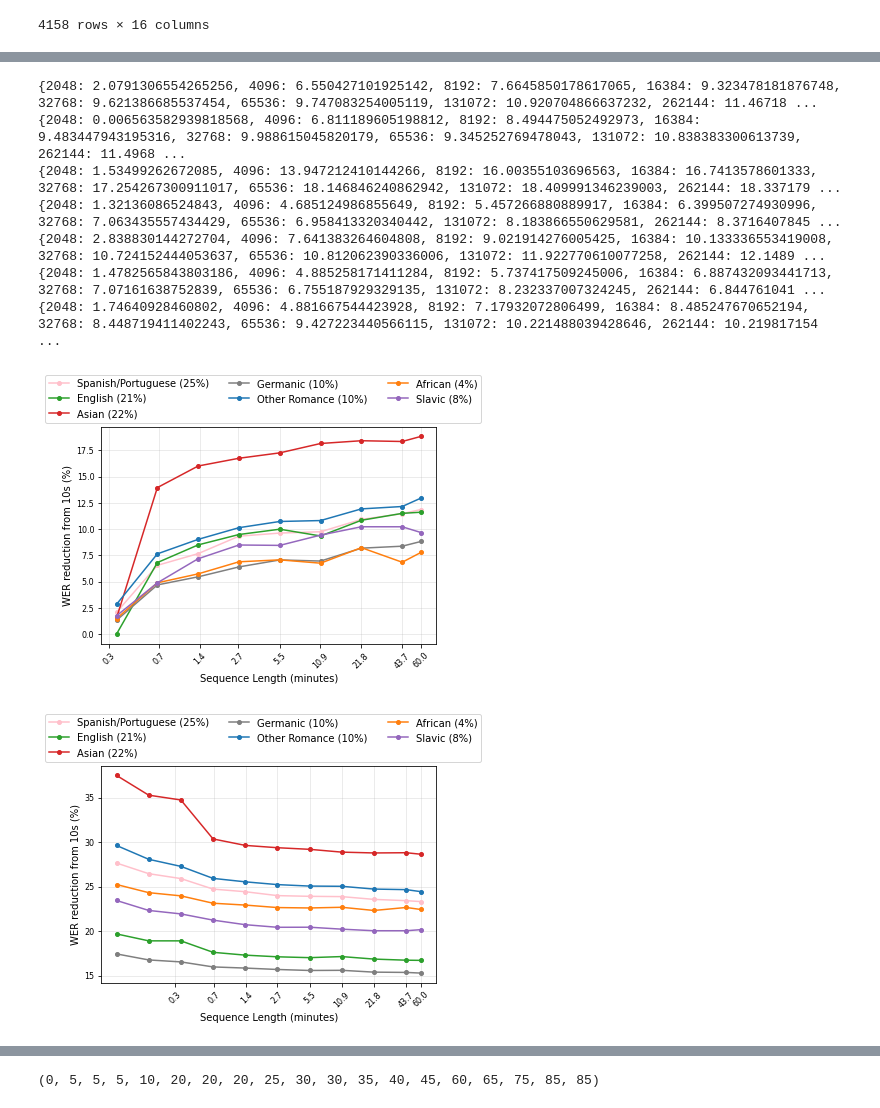
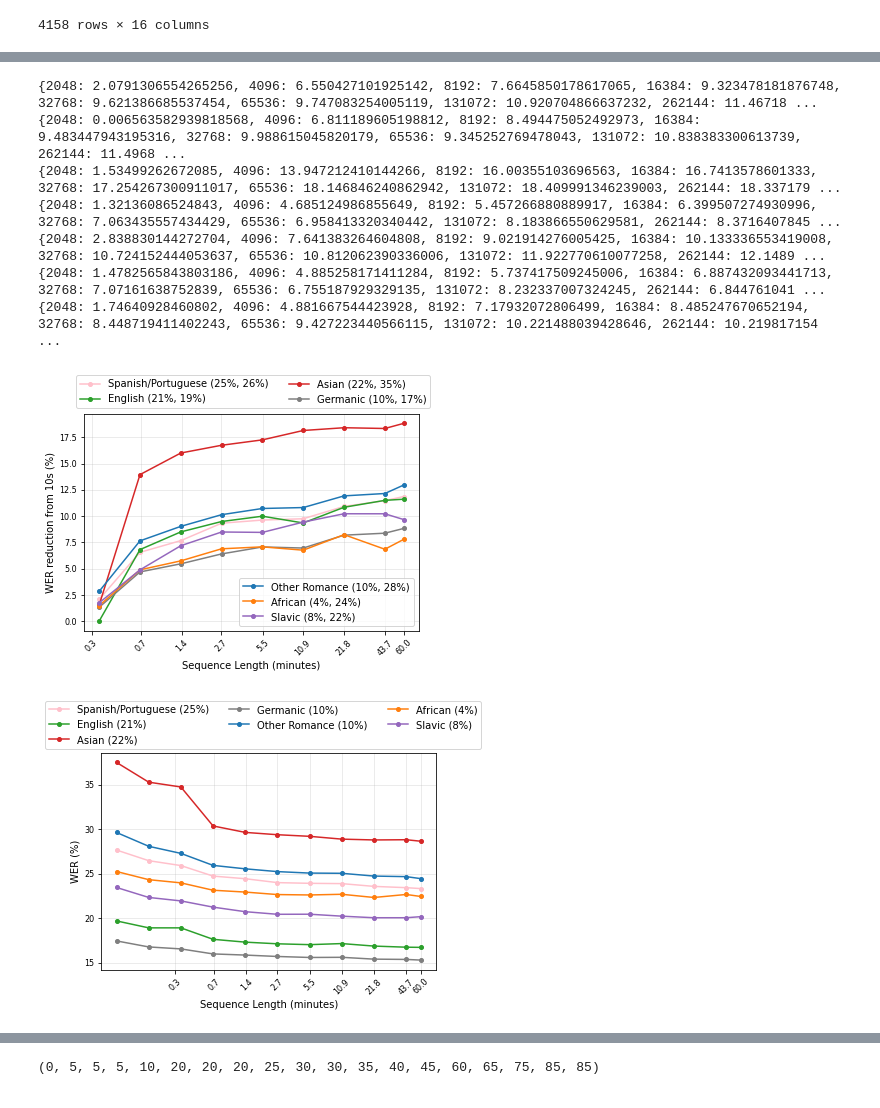
Before and after one commit to robflynnyh/long-context-asr, a Jupyter notebook: eval/results/eval.ipynb, the cells around one changed output, grey strips where cells are left out. Cells and saved outputs as stored; diff of their text form; code cells hidden in the pictures.

```diff
--- a/eval/results/eval.ipynb
+++ b/eval/results/eval.ipynb
@@ -1303,12 +1303,14 @@ for area in results.keys():
         'Germanic': 'tab:gray',
         'Spanish/Portuguese': 'pink',
     }
+    wer_at_10 = round(results[area][1024]["wer"]*100, 0)
+    wer_at_10 = int(wer_at_10)
     plt.plot(
         [el/100/60 for el in p_decrease.keys()],
         [p_decrease[key] for key in p_decrease.keys()],
         marker='o',
         markersize=4,
-        label=f'{area} ({area_counts[area]}%)',
+        label=f'{area} ({area_counts[area]}%, {wer_at_10}%)',
         color = None if area not in colordict else colordict[area]
     )
     epoch1_results[area] = p_decrease
@@ -1330,7 +1332,17 @@ plt.rc('ytick', labelsize=tw)
 plt.xlabel('Sequence Length (minutes)')
 plt.ylabel('WER reduction from 10s (%)')
 # set opacitiy of 0.5 to legend
-plt.legend(ncol=3, bbox_to_anchor=(1.15, 1.26))
+#plt.legend(ncol=2, bbox_to_anchor=(1.15, 1.26))
+
+# split legend into two locations!!
+#handles, labels = ax.get_legend_handles_labels()
+# assert len(handles) == 7, f'Expected 7 handles, got {len(handles)}'
+# first_legend = plt.legend(handles[:2], labels[:2], bbox_to_anchor=(1.05, 1.2), ncol=2)
+# ax.add_artist(first_legend)
+legend = plt.legend(loc='lower right', ncol=1)
+
+# ax.add_artist(second_legend)
+
 ax.grid(True, axis='both', alpha=0.3)
 plt.savefig('./wer_reduction_per_area_epoch1.pdf', transparent = True, bbox_inches = 'tight')
 
@@ -1361,7 +1373,10 @@ plt.rc('ytick', labelsize=tw)
 plt.xlabel('Sequence Length (minutes)')
 plt.ylabel('WER reduction from 10s (%)')
 # set opacitiy of 0.5 to legend
+# plt.legend(ncol=3, bbox_to_anchor=(1.15, 1.26))
 plt.legend(ncol=3, bbox_to_anchor=(1.15, 1.26))
+
+
 ax.grid(True, axis='both', alpha=0.3)
 
 plt.show()
@@ -1584,12 +1599,14 @@ for area in results.keys():
         'Germanic': 'tab:gray',
         'Spanish/Portuguese': 'pink',
     }
+    wer_at_10 = round(results[area][1024]["wer"]*100, 0)
+    wer_at_10 = int(wer_at_10)
     plt.plot(
         [el/100/60 for el in p_decrease.keys()],
         [p_decrease[key] for key in p_decrease.keys()],
         marker='o',
         markersize=4,
-        label=f'{area} ({area_counts[area]}%)',
+        label=f'{area} ({area_counts[area]}%, {wer_at_10}%)',
         color = None if area not in colordict else colordict[area]
     )
     epoch_6_results[area] = p_decrease
@@ -1610,7 +1627,18 @@ plt.rc('ytick', labelsize=tw)
 plt.xlabel('Sequence Length (minutes)')
 plt.ylabel('WER reduction from 10s (%)')
 # set opacitiy of 0.5 to legend
-plt.legend(ncol=3, bbox_to_anchor=(1.15, 1.26))
+#plt.legend(ncol=3, bbox_to_anchor=(1.15, 1.26))
+
+
+# split legend into two locations!!
+handles, labels = ax.get_legend_handles_labels()
+assert len(handles) == 7, f'Expected 7 handles, got {len(handles)}'
+first_legend = plt.legend(handles[:4], labels[:4], bbox_to_anchor=(1.05, 1.2), ncol=2)
+ax.add_artist(first_legend)
+second_legend = plt.legend(handles[4:], labels[4:], loc='lower right', ncol=1)
+
+#legend = plt.legend(loc='lower right', ncol=1)
+
 ax.grid(True, axis='both', alpha=0.3)
 
 
@@ -1627,36 +1655,36 @@ for area in results.keys():
         [wers[key]*100 for key in seq_lens],
         marker='o',
         markersize=4,
         label=f'{area} ({area_counts[area]}%)',
         color = None if area not in colordict else colordict[area]
     )
 
 ax=plt.gca()
 ax.set_xscale('log', basex=2)
 # # log y axis
 # ax.set_yscale('log', basey=2)
 ax.set_xticks([round(el/100/60, 1) for el in sorted(seq_lens[2:])])
 ax.get_xaxis().set_major_formatter(matplotlib.ticker.ScalarFormatter())
 plt.rc('xtick', labelsize=tw)
 plt.xticks(rotation=rot)
 plt.rc('ytick', labelsize=tw)
 plt.xlabel('Sequence Length (minutes)')
-plt.ylabel('WER reduction from 10s (%)')
+plt.ylabel('WER (%)')
 # set opacitiy of 0.5 to legend
 plt.legend(ncol=3, bbox_to_anchor=(1.15, 1.26))
 ax.grid(True, axis='both', alpha=0.3)
 
 plt.show()
 # %% [output]
 {2048: 2.0791306554265256, 4096: 6.550427101925142, 8192: 7.6645850178617065, 16384: 9.323478181876748, 32768: 9.621386685537454, 65536: 9.747083254005119, 131072: 10.920704866637232, 262144: 11.46718 ...
 {2048: 0.006563582939818568, 4096: 6.811189605198812, 8192: 8.494475052492973, 16384: 9.483447943195316, 32768: 9.988615045820179, 65536: 9.345252769478043, 131072: 10.838383300613739, 262144: 11.4968 ...
 {2048: 1.53499262672085, 4096: 13.947212410144266, 8192: 16.00355103696563, 16384: 16.7413578601333, 32768: 17.254267300911017, 65536: 18.146846240862942, 131072: 18.409991346239003, 262144: 18.337179 ...
 {2048: 1.32136086524843, 4096: 4.685124986855649, 8192: 5.457266880889917, 16384: 6.399507274930996, 32768: 7.063435557434429, 65536: 6.958413320340442, 131072: 8.183866550629581, 262144: 8.3716407845 ...
 {2048: 2.838830144272704, 4096: 7.641383264604808, 8192: 9.021914276005425, 16384: 10.133336553419008, 32768: 10.724152444053637, 65536: 10.812062390336006, 131072: 11.922770610077258, 262144: 12.1489 ...
 {2048: 1.4782565843803186, 4096: 4.885258171411284, 8192: 5.737417509245006, 16384: 6.887432093441713, 32768: 7.07161638752839, 65536: 6.755187929329135, 131072: 8.232337007324245, 262144: 6.844761041 ...
 {2048: 1.74640928460802, 4096: 4.881667544423928, 8192: 7.17932072806499, 16384: 8.485247670652194, 32768: 8.448719411402243, 65536: 9.427223440566115, 131072: 10.221488039428646, 262144: 10.219817154 ...
-[figure, old version]
+[figure, new version]
-[figure, old version]
+[figure, new version]
 # %%
 categories = {
     'Whisper (Tiny)': {'bottom': 5, 'top': 5},
```
Also changed, not shown: parts of 5 cells of this notebook, 5 other files.
